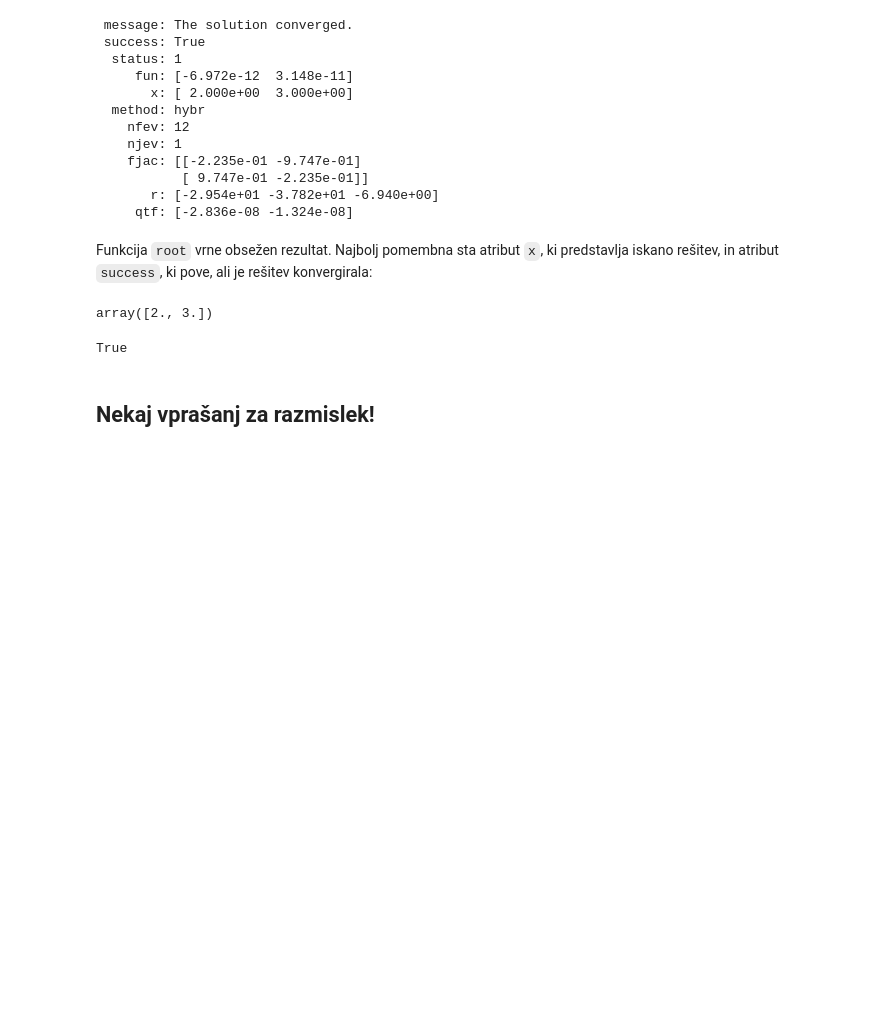
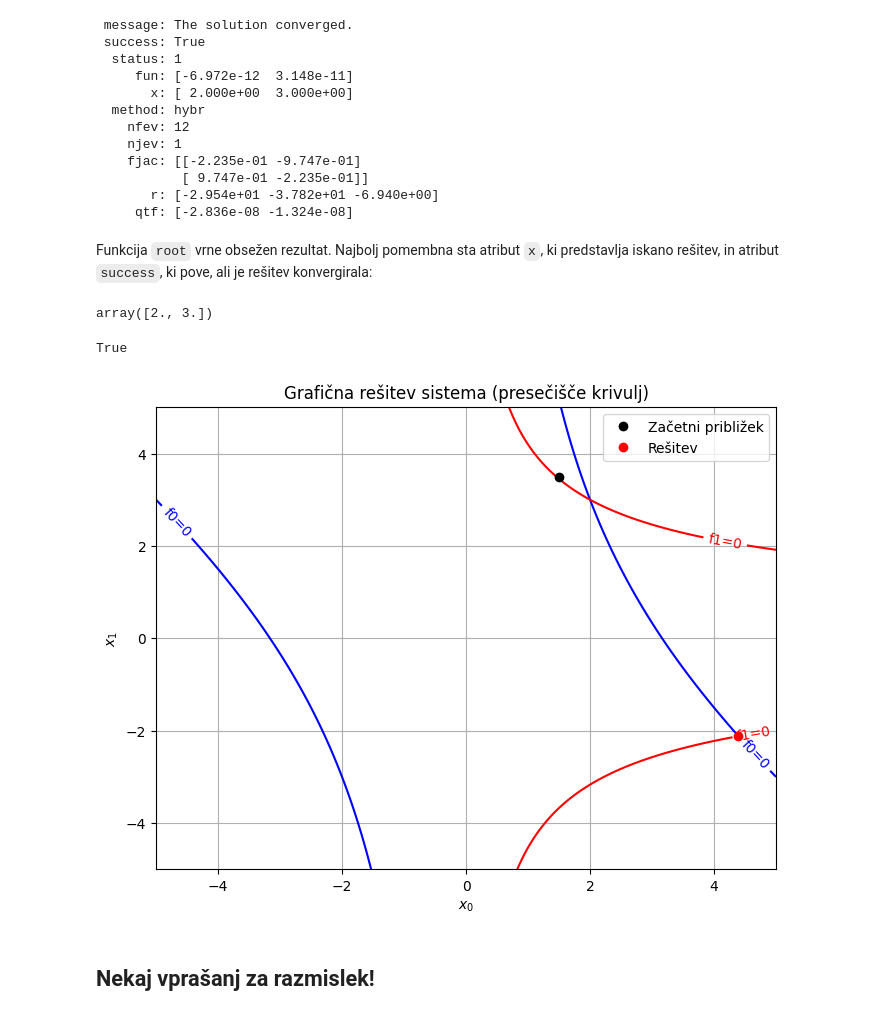
Before and after one commit to jankoslavic/pynm, a Jupyter notebook: _sources/notebooks/Predavanje 09 - Reševanje enačb.ipynb, the cells around one changed output. Drawn from its saved outputs; the diff is of its cells as text; code cells hidden in the pictures; blank space fills up the shorter version.

```diff
--- a/_sources/notebooks/Predavanje 09 - Reševanje enačb.ipynb
+++ b/_sources/notebooks/Predavanje 09 - Reševanje enačb.ipynb
@@ -786,6 +821,37 @@ array([2., 3.])
 rešitev.success
 # %% [output]
 True
+# %%
+import matplotlib.pyplot as plt
+
+# Priprava mreže točk
+x0_range = np.linspace(-5, 5, 400)
+x1_range = np.linspace(-5, 5, 400)
+X0, X1 = np.meshgrid(x0_range, x1_range)
+
+#  Definicija funkcij sistema
+F0 = X0**2 + X0*X1 - 10
+F1 = X1 + 3*X0*X1**2 - 57
+
+plt.figure(figsize=(8, 6))
+
+# Izris ničelnih izolinij (kjer je f(x) = 0)
+CS0 = plt.contour(X0, X1, F0, levels=[0], colors='blue')
+CS1 = plt.contour(X0, X1, F1, levels=[0], colors='red')
+
+# Označbe
+plt.clabel(CS0, inline=1, fontsize=10, fmt='f0=0')
+plt.clabel(CS1, inline=1, fontsize=10, fmt='f1=0')
+plt.plot(1.5, 3.5, 'ko', label='Začetni približek')
+plt.plot(rešitev.x[0], rešitev.x[1], 'ro', label='Rešitev')
+plt.xlabel('$x_0$')
+plt.ylabel('$x_1$')
+plt.title('Grafična rešitev sistema (presečišče krivulj)')
+plt.grid(True)
+plt.legend()
+plt.show()
+# %% [output]
+[figure, added]
 # %% [markdown]
 ## Nekaj vprašanj za razmislek!
 # %% [markdown]
```
Also changed, not shown: parts of 16 cells of this notebook, 4 other files.
